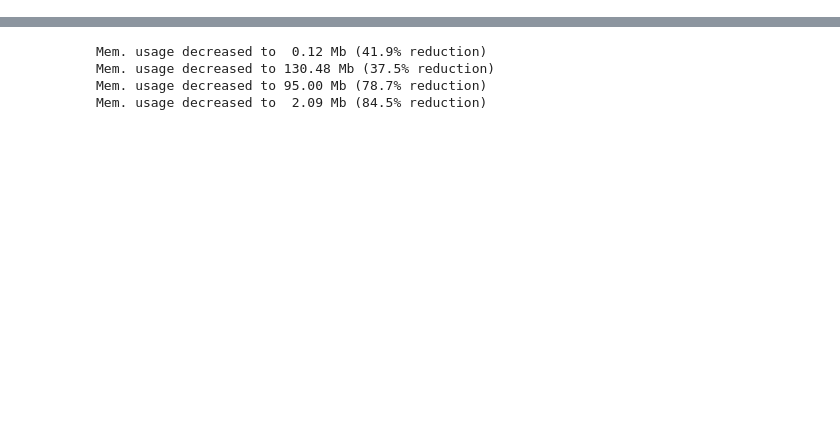
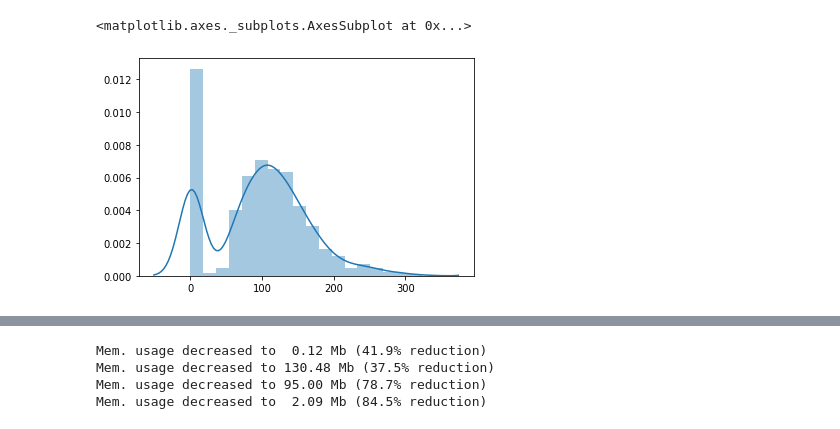
Before and after one commit to Relevation-143/Deep-Time-Series-Prediction, a Jupyter notebook: m5-wavenet.ipynb, the cells around one changed output, grey strips where cells are left out. Cells and saved outputs as stored; diff of their text form; code cells hidden in the pictures; blank space fills up the shorter version.

```diff
--- a/m5-wavenet.ipynb
+++ b/m5-wavenet.ipynb
@@ -16,0 +129,5 @@ import seaborn as sns
+# %%
+sns.distplot(xy[7022, :-50])
+# %% [output]
+<matplotlib.axes._subplots.AxesSubplot at 0x...>
+[figure, added]
```
Also changed, not shown: parts of 29 cells of this notebook.
